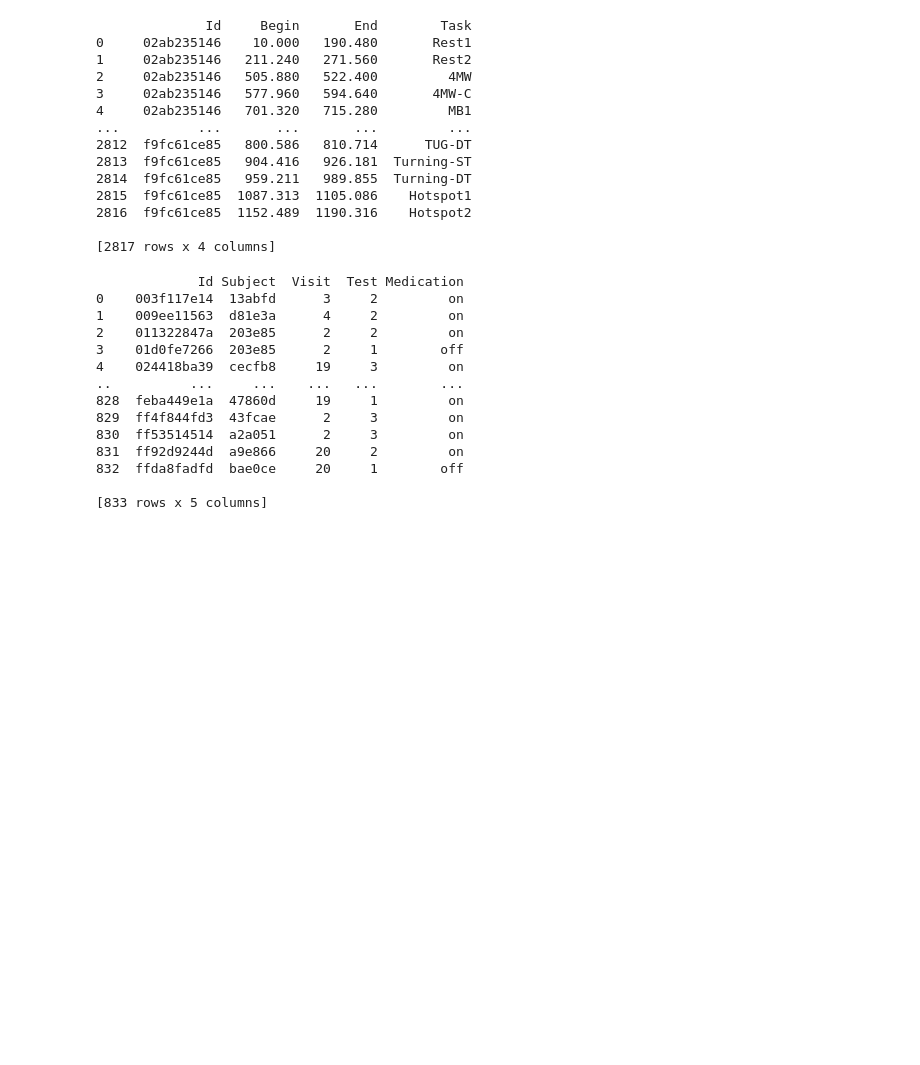
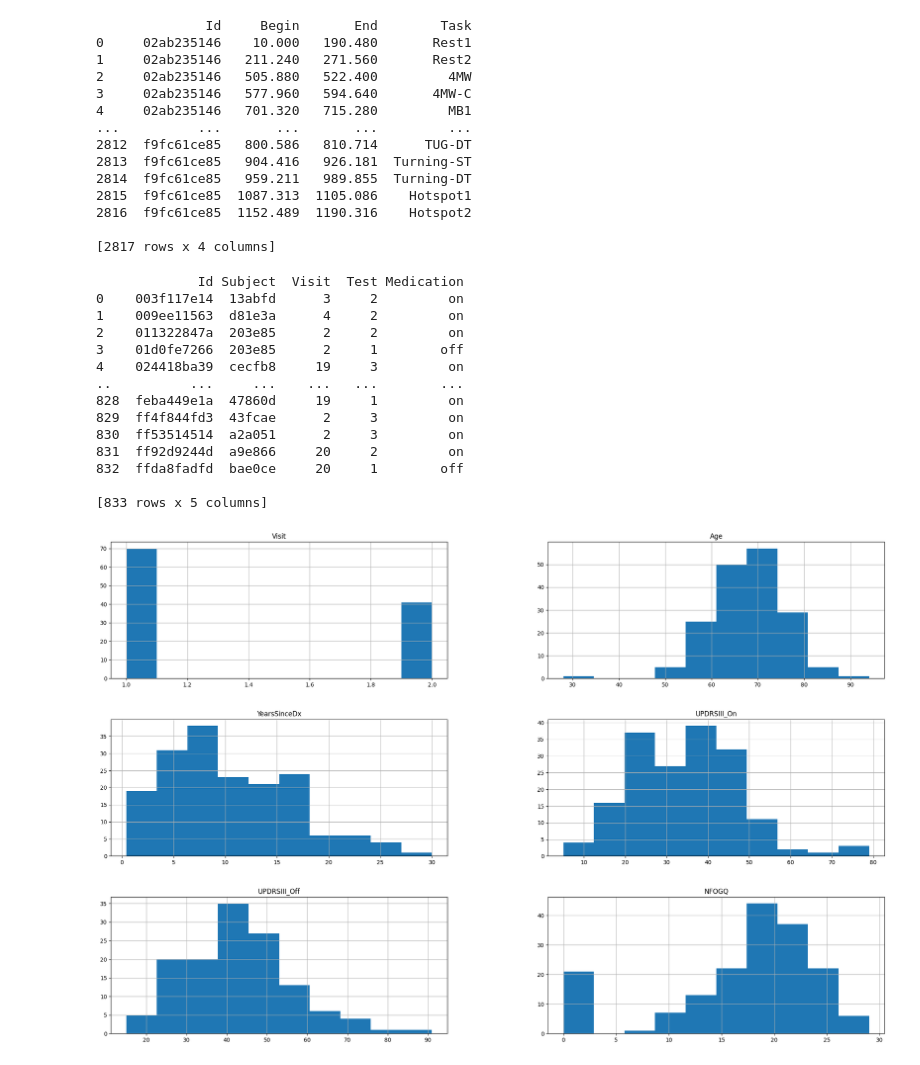
Before and after one commit to caromimo/parkinsons, a Jupyter notebook: notebooks/01-cm-initial-data-exploration.ipynb, the cells around one changed output. Cells and saved outputs as stored; diff of their text form; code cells hidden in the pictures; blank space fills up the shorter version.

Commit message:
add plots

```diff
--- a/notebooks/01-cm-initial-data-exploration.ipynb
+++ b/notebooks/01-cm-initial-data-exploration.ipynb
@@ -190,3 +210,9 @@ print(lab_fog)
 832  ffda8fadfd  bae0ce     20     1        off
 
 [833 rows x 5 columns]
+# %%
+# Histogram of all variables in the subject dataset
+subjects.hist(figsize=(25,16))
+plot.show()
+# %% [output]
+[figure, added]
```
Also changed, not shown: parts of 11 cells of this notebook.
